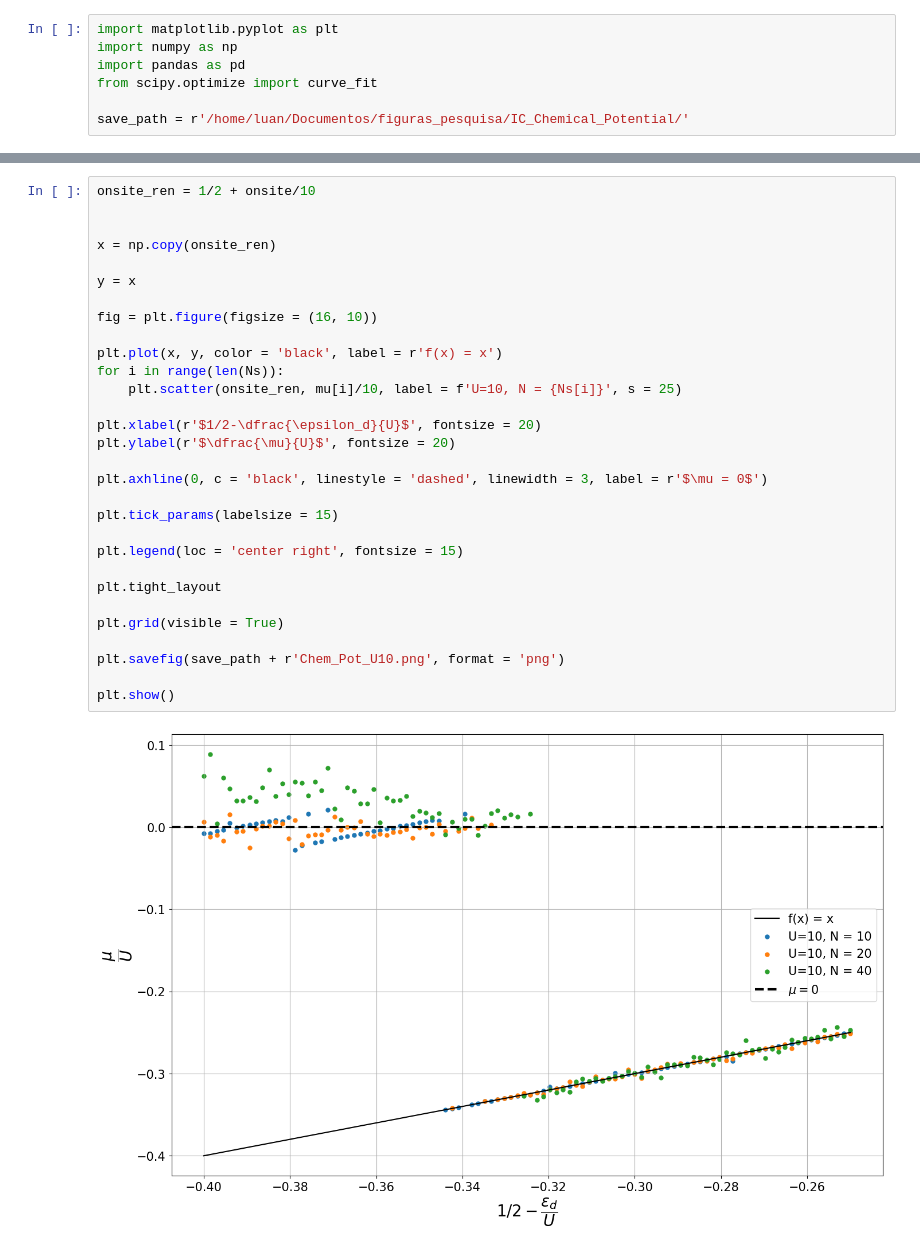
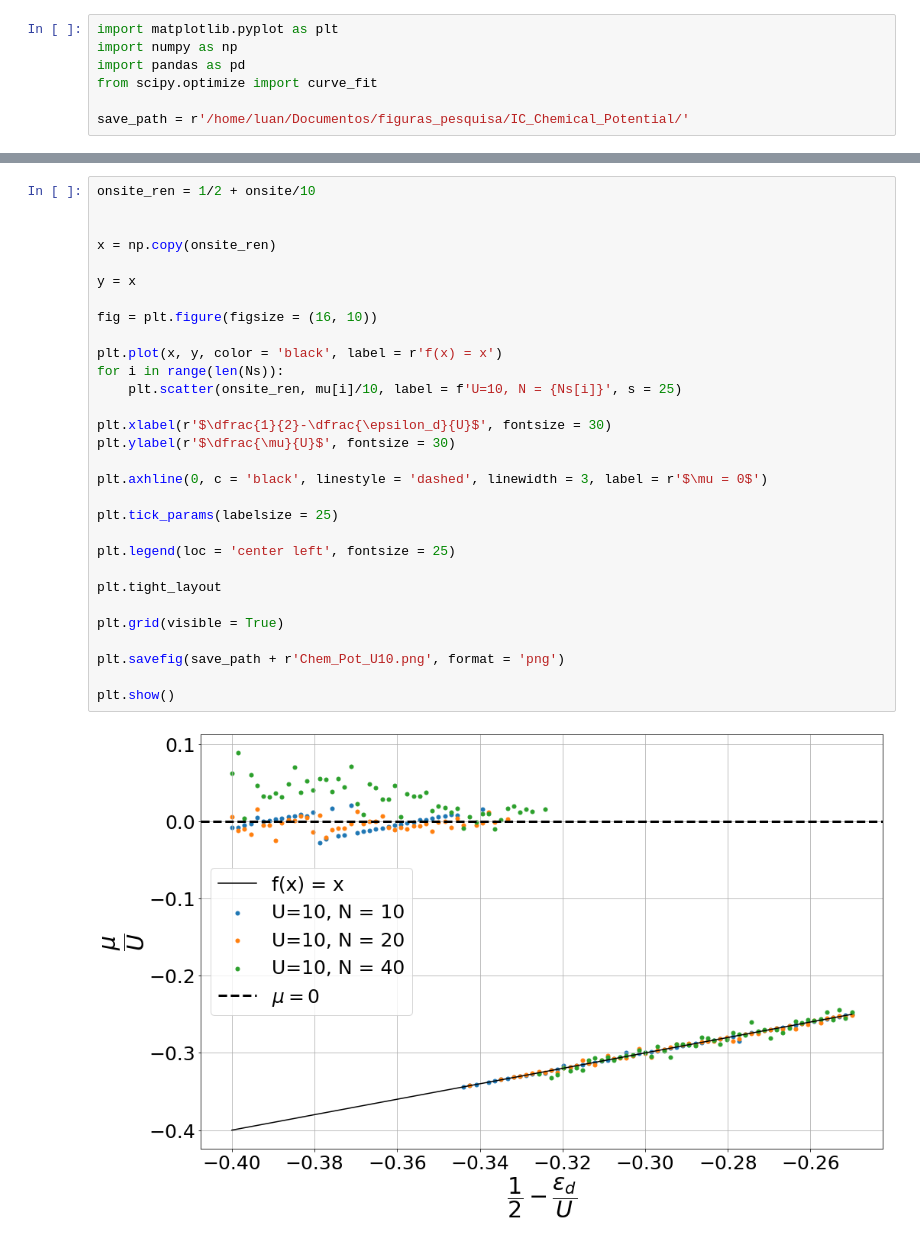
Before and after one commit to LuanSouzaSilva/IC_Chemical_Potential, a Jupyter notebook: IC_Chemical_Potential/Plota_Dados.ipynb, the cells around one changed output, grey strips where cells are left out. Drawn from its saved outputs; the diff is of its cells as text.

```diff
--- a/IC_Chemical_Potential/Plota_Dados.ipynb
+++ b/IC_Chemical_Potential/Plota_Dados.ipynb
@@ -97,32 +102,32 @@ plt.show()
 # %%
 onsite_ren = 1/2 + onsite/10
 
 
 x = np.copy(onsite_ren)
 
 y = x
 
 fig = plt.figure(figsize = (16, 10))
 
 plt.plot(x, y, color = 'black', label = r'f(x) = x')
 for i in range(len(Ns)):
     plt.scatter(onsite_ren, mu[i]/10, label = f'U=10, N = {Ns[i]}', s = 25)
 
-plt.xlabel(r'$1/2-\dfrac{\epsilon_d}{U}$', fontsize = 20)
-plt.ylabel(r'$\dfrac{\mu}{U}$', fontsize = 20)
+plt.xlabel(r'$\dfrac{1}{2}-\dfrac{\epsilon_d}{U}$', fontsize = 30)
+plt.ylabel(r'$\dfrac{\mu}{U}$', fontsize = 30)
 
 plt.axhline(0, c = 'black', linestyle = 'dashed', linewidth = 3, label = r'$\mu = 0$')
 
-plt.tick_params(labelsize = 15)
+plt.tick_params(labelsize = 25)
 
-plt.legend(loc = 'center right', fontsize = 15)
+plt.legend(loc = 'center left', fontsize = 25)
 
 plt.tight_layout
 
 plt.grid(visible = True)
 
 plt.savefig(save_path + r'Chem_Pot_U10.png', format = 'png')
 
 plt.show()
 # %% [output]
-[figure, old version]
+[figure, new version]
```
Also changed, not shown: parts of 3 cells of this notebook, 5 other files.
